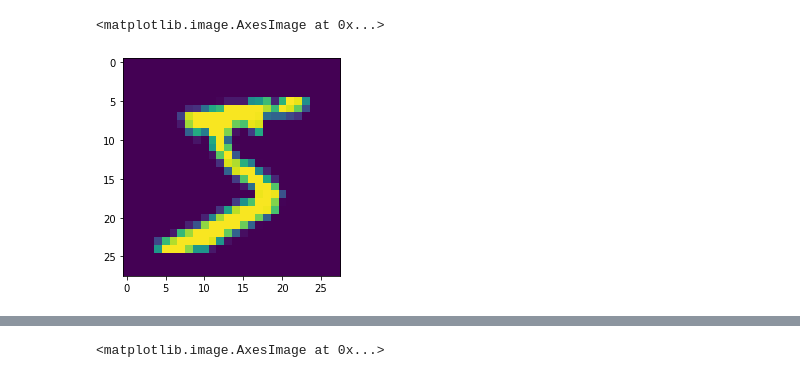
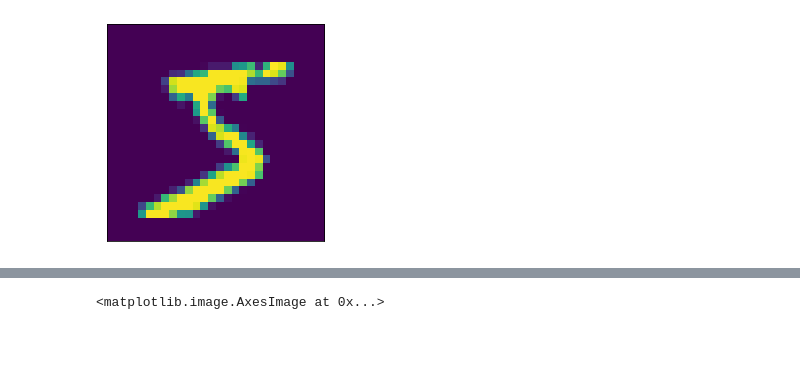
Before and after one commit to PsorTheDoctor/robotics, a Jupyter notebook: notebooks/singular_value_decomposition_image.ipynb, the cells around one changed output, grey strips where cells are left out. Drawn from its saved outputs; the diff is of its cells as text; code cells hidden in the pictures; blank space fills up the shorter version.

```diff
--- a/notebooks/singular_value_decomposition_image.ipynb
+++ b/notebooks/singular_value_decomposition_image.ipynb
@@ -3,14 +3,15 @@
 # %%
 import numpy as np
 from tensorflow.keras.datasets.mnist import load_data
 import matplotlib.pyplot as plt
 
 (X, _), (_, _) = load_data()
 X = X / 255.
 
-plt.imshow(X[0], cmap='viridis')
+fig = plt.imshow(X[0], cmap='viridis')
+fig.axes.get_xaxis().set_visible(False)
+fig.axes.get_yaxis().set_visible(False)
 # %% [output]
-<matplotlib.image.AxesImage at 0x...>
-[figure, old version]
+[figure, new version]
 # %%
 U, S, VT = np.linalg.svd(X[0])
```
Also changed, not shown: parts of 6 cells of this notebook.
